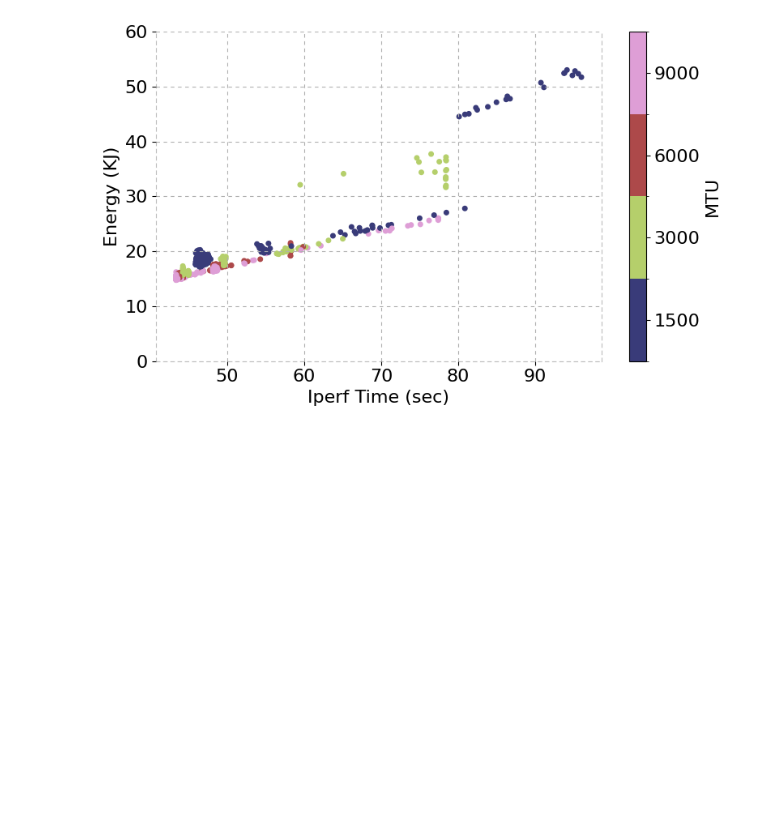
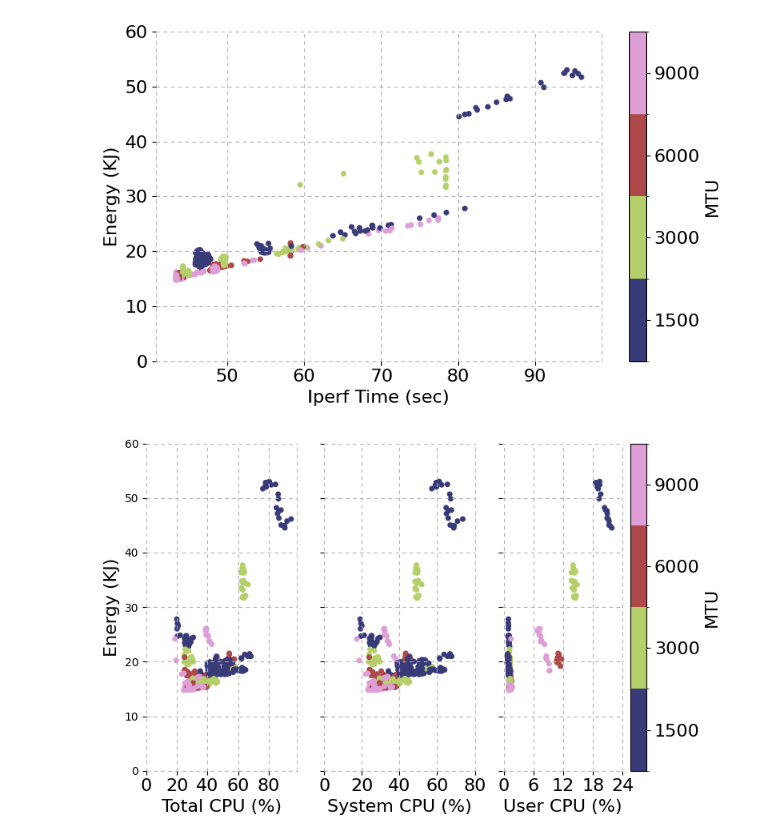
Before and after one commit to serhatarslan-hub/power-of-cc, a Jupyter notebook: analysis/iperf_analysis_for_energy.ipynb, the cells around one changed output. Cells and saved outputs as stored; diff of their text form; code cells hidden in the pictures; blank space fills up the shorter version.

Commit message:
Add iperf cpu stats figure

```diff
--- a/analysis/iperf_analysis_for_energy.ipynb
+++ b/analysis/iperf_analysis_for_energy.ipynb
@@ -248,3 +248,81 @@ if (SAVE_FIG):
 plt.show()
 # %% [output]
 [figure]
+# %%
+fig, ax = plt.subplots(1, 3)
+
+exp_df.plot.scatter(y='energy_kJ', x='total_cpu_util_percent', c='mtu',
+                    colormap=cmap, norm=norm, s=16, ax=ax[0], colorbar=False)
+
+ax[0].set_ylabel('Energy (KJ)', fontsize=FONT_SIZE)
+ax[0].set_xlabel('Total CPU (%)', fontsize=FONT_SIZE)
+ax[0].tick_params(axis='x', labelsize=FONT_SIZE)
+ax[0].xaxis.set_ticks(np.arange(0, 81, 20))
+ax[0].set_ylim((0, 60))
+ax[0].grid(linestyle=LINE_STYLE)
+ax[0].spines["right"].set_linestyle(LINE_STYLE)
+ax[0].spines["right"].set_alpha(0.5)
+ax[0].spines["right"].set_color('gray')
+ax[0].spines["left"].set_visible(False)
+# ax[0].spines["left"].set_linestyle(LINE_STYLE)
+# ax[0].spines["left"].set_alpha(0.5)
+# ax[0].spines["left"].set_color('gray')
+ax[0].spines["top"].set_visible(False)
+ax[0].spines["bottom"].set_linestyle(LINE_STYLE)
+ax[0].spines["bottom"].set_alpha(0.5)
+ax[0].spines["bottom"].set_color('gray')
+
+exp_df.plot.scatter(y='energy_kJ', x='system_cpu_util_percent', c='mtu',
+                    colormap=cmap, norm=norm, s=16, ax=ax[1], colorbar=False)
+
+ax[1].set_xlabel('System CPU (%)', fontsize=FONT_SIZE)
+ax[1].set_ylabel('')
+ax[1].set_yticklabels([])
+ax[1].tick_params(axis='x', labelsize=FONT_SIZE)
+ax[1].xaxis.set_ticks(np.arange(0, 81, 20))
+ax[1].set_ylim((0, 60))
+ax[1].grid(linestyle=LINE_STYLE)
+ax[1].spines["right"].set_linestyle(LINE_STYLE)
+ax[1].spines["right"].set_alpha(0.5)
+ax[1].spines["right"].set_color('gray')
+ax[1].spines["left"].set_visible(False)
+# ax[1].spines["left"].set_linestyle(LINE_STYLE)
+# ax[1].spines["left"].set_alpha(0.5)
+# ax[1].spines["left"].set_color('gray')
+ax[1].spines["top"].set_visible(False)
+ax[1].spines["bottom"].set_linestyle(LINE_STYLE)
+ax[1].spines["bottom"].set_alpha(0.5)
+ax[1].spines["bottom"].set_color('gray')
+
+exp_df.plot.scatter(y='energy_kJ', x='user_cpu_util_percent', c='mtu',
+                    colormap=cmap, norm=norm, s=16, ax=ax[2])
+
+ax[2].set_xlabel('User CPU (%)', fontsize=FONT_SIZE)
+ax[2].set_ylabel('')
+ax[2].set_yticklabels([])
+
+cbar = plt.get_cmap()
+cbar_ax = plt.gcf().get_axes()[-1]
+cbar_ax.get_yaxis().set_ticks(mtus)
+cbar_ax.set_yticklabels(labels=mtus, fontsize=FONT_SIZE)
+cbar_ax.set_ylabel('MTU',size=FONT_SIZE)
+
+ax[2].tick_params(axis='x', labelsize=FONT_SIZE)
+ax[2].xaxis.set_ticks(np.arange(0, 25, 6))
+ax[2].set_ylim((0, 60))
+ax[2].grid(linestyle=LINE_STYLE)
+ax[2].spines["right"].set_linestyle(LINE_STYLE)
+ax[2].spines["right"].set_alpha(0.5)
+ax[2].spines["right"].set_color('gray')
+ax[2].spines["left"].set_visible(False)
+# ax[2].spines["left"].set_linestyle(LINE_STYLE)
+# ax[2].spines["left"].set_alpha(0.5)
+# ax[2].spines["left"].set_color('gray')
+ax[2].spines["top"].set_visible(False)
+ax[2].spines["bottom"].set_linestyle(LINE_STYLE)
+ax[2].spines["bottom"].set_alpha(0.5)
+ax[2].spines["bottom"].set_color('gray')
+
+plt.tight_layout()
+# %% [output]
+[figure, added]
```
Also changed, not shown: parts of 3 cells of this notebook.
